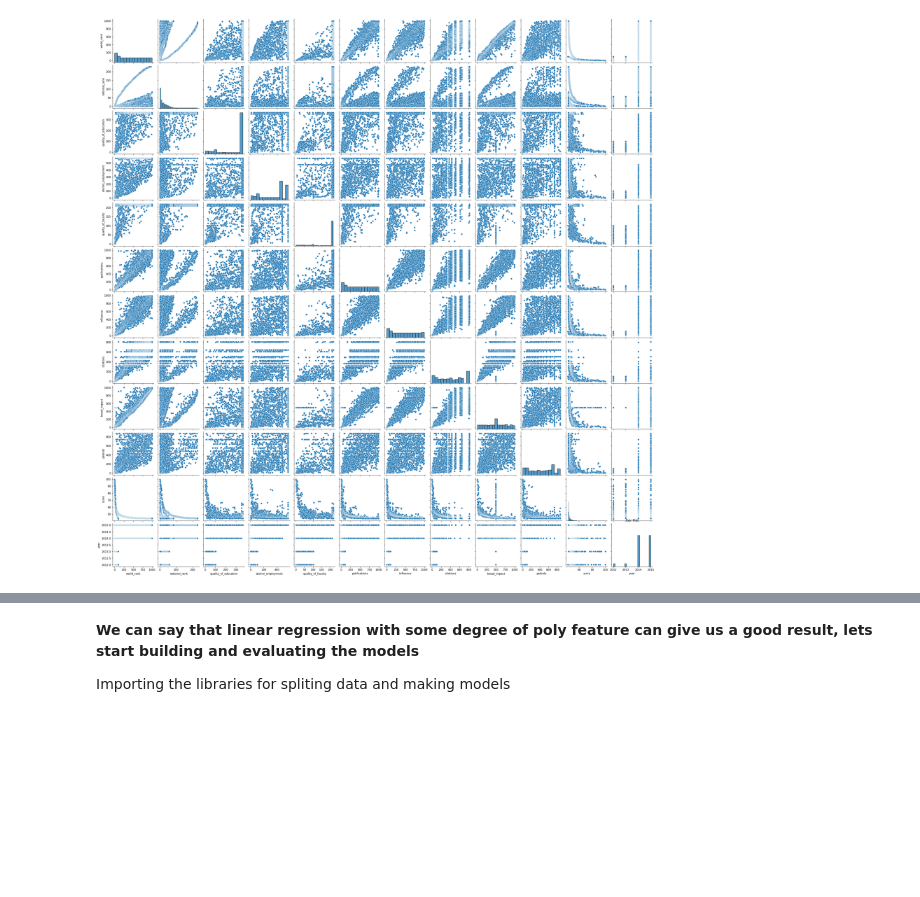
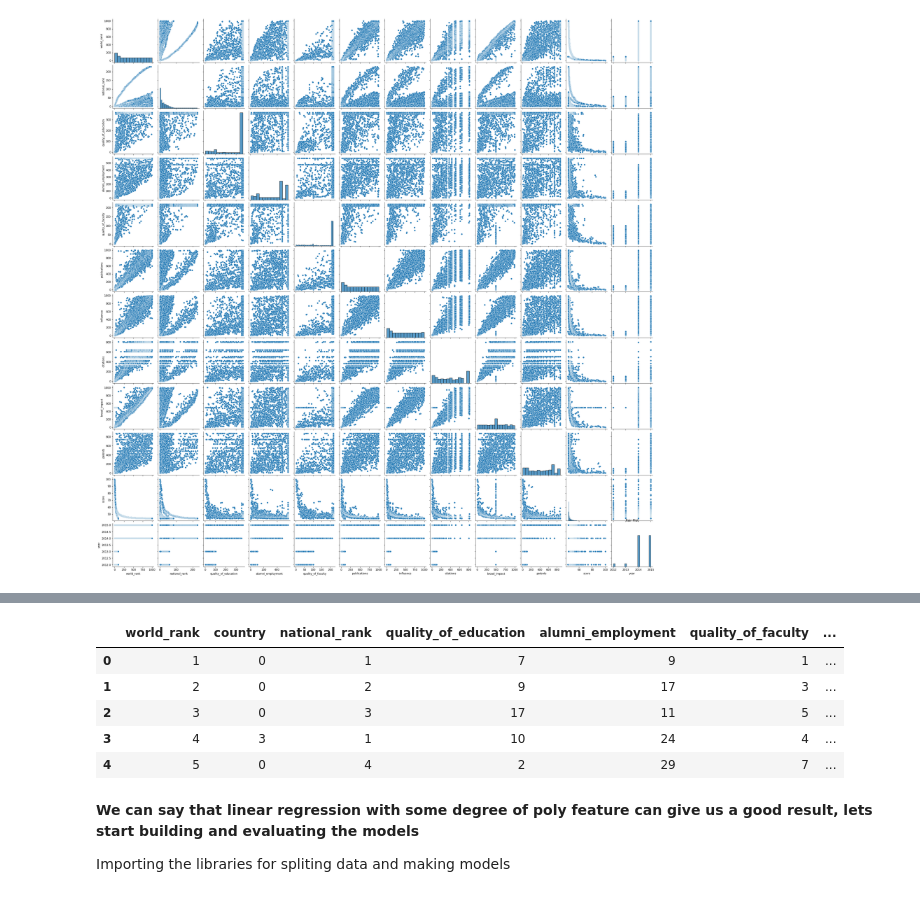
Before and after one commit to NikhilSalvi12/university-world-rank, a Jupyter notebook: World ranking of universities.ipynb, the cells around one changed output, grey strips where cells are left out. Cells and saved outputs as stored; diff of their text form; code cells hidden in the pictures; blank space fills up the shorter version.

```diff
--- a/World ranking of universities.ipynb
+++ b/World ranking of universities.ipynb
@@ -198,3 +344,15 @@ plt.show()
+# %%
+#dropping the Institution as not so relevent feature
+
+data.drop(columns=["institution"],inplace=True)
+data.head()
+# %% [output]
+|  | world_rank | country | national_rank | quality_of_education | alumni_employment | quality_of_faculty | ... |
+| 0 | 1 | 0 | 1 | 7 | 9 | 1 | ... |
+| 1 | 2 | 0 | 2 | 9 | 17 | 3 | ... |
+| 2 | 3 | 0 | 3 | 17 | 11 | 5 | ... |
+| 3 | 4 | 3 | 1 | 10 | 24 | 4 | ... |
+| 4 | 5 | 0 | 4 | 2 | 29 | 7 | ... |
 # %% [markdown]
 **We can say that linear regression with some degree of poly feature can give us a good result, lets start building and evaluating the models**
 
```
Also changed, not shown: parts of 31 cells of this notebook.
